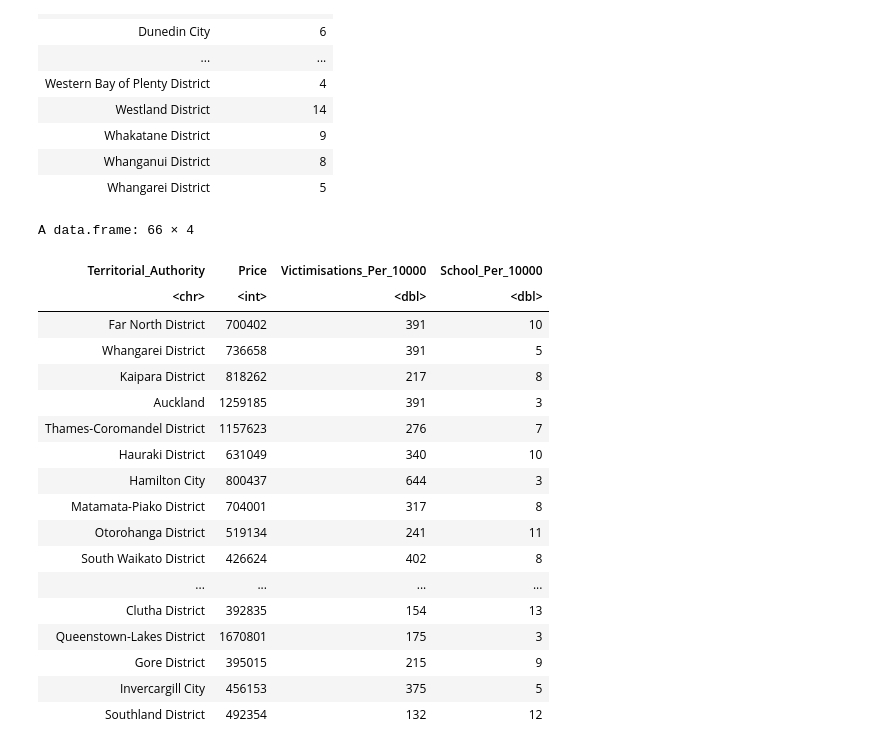
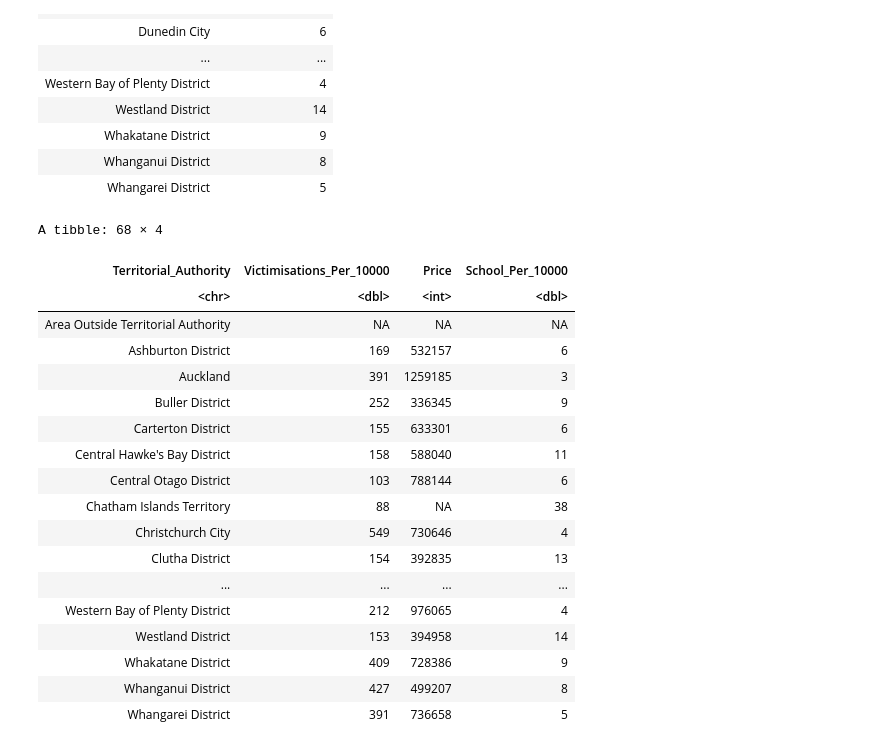
Before and after one commit to emma-s-marie/data422-group-project, a Jupyter notebook: code/Normalisation Table.ipynb, the cells around one changed output. Cells and saved outputs as stored; diff of their text form; code cells hidden in the pictures.

```diff
--- a/code/Normalisation Table.ipynb
+++ b/code/Normalisation Table.ipynb
@@ -32,7 +32,7 @@ data_crime <- data_crime %>%
     group_by(Territorial_Authority)  %>%
     summarise(Total_Victimisations = sum(Total_Victimisations))
 
-data_crime_norming <- inner_join(data_crime,data_population,by = 'Territorial_Authority')
+data_crime_norming <- left_join(data_crime,data_population,by = 'Territorial_Authority')
 
 data_crime_norming$Victimisations_Per_10000 <- round((data_crime_norming$Total_Victimisations / data_crime_norming$Total_Population) * 10000)
 
@@ -65,7 +65,8 @@ data_school <- data_school  %>%
     group_by(Territorial_Authority)  %>%
     summarise(School_Count = sum(School_Count))
 
-data_school_norming <- inner_join(data_school,data_population,by = 'Territorial_Authority')
+
+data_school_norming <- left_join(data_school,data_population,by = 'Territorial_Authority')
 
 data_school_norming$School_Per_10000 <- round((data_school_norming$School_Count / data_school_norming$Total_Population) * 10000)
 
@@ -94,30 +95,30 @@ A tibble: 67 × 2
 | Whanganui District | 8 |
 | Whangarei District | 5 |
 # %%
-norming_data <- inner_join(data_housing, data_crime_norming, by= 'Territorial_Authority')
-final_norming_data <- inner_join(norming_data, data_school_norming, by='Territorial_Authority')
+norming_data <- left_join(data_crime_norming,data_housing, by= 'Territorial_Authority')
+final_norming_data <- left_join(norming_data, data_school_norming, by='Territorial_Authority')
 
 final_norming_data
 # %% [output]
-A data.frame: 66 × 4
+A tibble: 68 × 4
-| Territorial_Authority | Price | Victimisations_Per_10000 | School_Per_10000 |
-| <chr> | <int> | <dbl> | <dbl> |
-| Far North District | 700402 | 391 | 10 |
-| Whangarei District | 736658 | 391 | 5 |
-| Kaipara District | 818262 | 217 | 8 |
-| Auckland | 1259185 | 391 | 3 |
-| Thames-Coromandel District | 1157623 | 276 | 7 |
-| Hauraki District | 631049 | 340 | 10 |
-| Hamilton City | 800437 | 644 | 3 |
-| Matamata-Piako District | 704001 | 317 | 8 |
-| Otorohanga District | 519134 | 241 | 11 |
-| South Waikato District | 426624 | 402 | 8 |
+| Territorial_Authority | Victimisations_Per_10000 | Price | School_Per_10000 |
+| <chr> | <dbl> | <int> | <dbl> |
+| Area Outside Territorial Authority | NA | NA | NA |
+| Ashburton District | 169 | 532157 | 6 |
+| Auckland | 391 | 1259185 | 3 |
+| Buller District | 252 | 336345 | 9 |
+| Carterton District | 155 | 633301 | 6 |
+| Central Hawke's Bay District | 158 | 588040 | 11 |
+| Central Otago District | 103 | 788144 | 6 |
+| Chatham Islands Territory | 88 | NA | 38 |
+| Christchurch City | 549 | 730646 | 4 |
+| Clutha District | 154 | 392835 | 13 |
 | ... | ... | ... | ... |
-| Clutha District | 392835 | 154 | 13 |
-| Queenstown-Lakes District | 1670801 | 175 | 3 |
-| Gore District | 395015 | 215 | 9 |
-| Invercargill City | 456153 | 375 | 5 |
-| Southland District | 492354 | 132 | 12 |
+| Western Bay of Plenty District | 212 | 976065 | 4 |
+| Westland District | 153 | 394958 | 14 |
+| Whakatane District | 409 | 728386 | 9 |
+| Whanganui District | 427 | 499207 | 8 |
+| Whangarei District | 391 | 736658 | 5 |
 # %%
 final_norming_data %>%
     write.csv("Data/Final_norming_data.csv")
```
Also changed, not shown: parts of 2 cells of this notebook.
